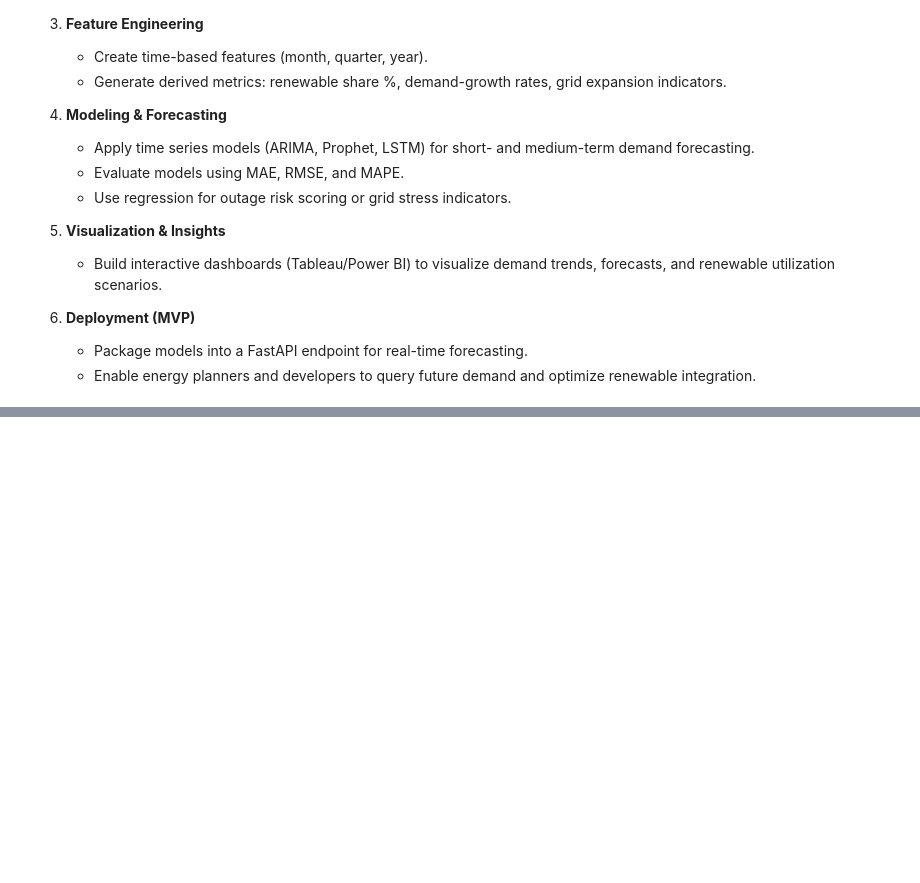
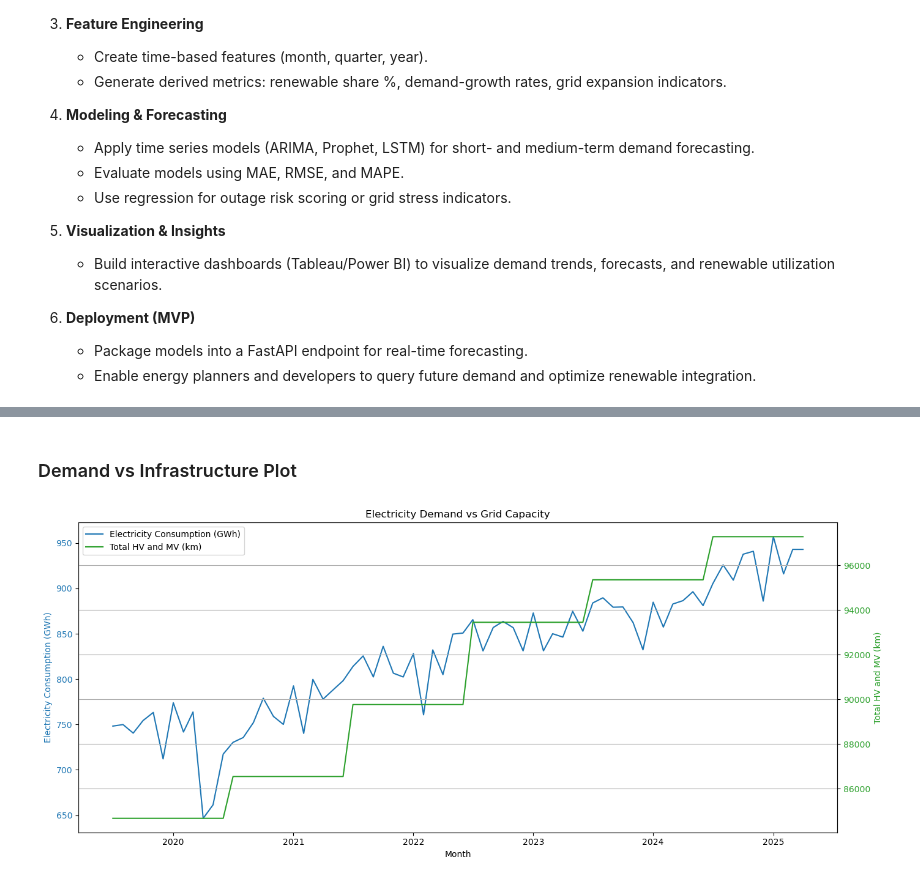
Before and after one commit to CarolN90/Renewable-Energy-Forecasting, a Jupyter notebook: Capstone_phase5.ipynb, the cells around one changed output, grey strips where cells are left out. Saved outputs shown, nothing was run; the diff lists cells and outputs as text; code cells hidden in the pictures; blank space fills up the shorter version.

```diff
--- a/Capstone_phase5.ipynb
+++ b/Capstone_phase5.ipynb
@@ -100,0 +667,32 @@ We utilize five core EPRA datasets that provide a multi-dimensional view of Keny
+# %% [markdown]
+### Demand vs Infrastructure Plot
+# %%
+fig, ax1 = plt.subplots(figsize=(14, 6))
+
+# Plot for ax1
+color = 'tab:blue'
+ax1.set_xlabel('Month')
+ax1.set_ylabel('Electricity Consumption (GWh)', color=color)
+line1, = ax1.plot(merged_df['Month'], merged_df['electricity_consumption_GWh'],
+                  color=color, label='Electricity Consumption (GWh)')
+ax1.tick_params(axis='y', labelcolor=color)
+
+# Plot for ax2
+ax2 = ax1.twinx()
+color = 'tab:green'
+ax2.set_ylabel('Total HV and MV (km)', color=color)
+line2, = ax2.plot(merged_df['Month'], merged_df['Total HV and MV'],
+                  color=color, label='Total HV and MV (km)')
+ax2.tick_params(axis='y', labelcolor=color)
+
+# Combine legends
+lines = [line1, line2]
+labels = [line.get_label() for line in lines]
+ax1.legend(lines, labels, loc='upper left')
+
+plt.title('Electricity Demand vs Grid Capacity')
+fig.tight_layout()
+plt.grid(True)
+plt.show()
+# %% [output]
+[figure, added]
```
Also changed, not shown: parts of 43 cells of this notebook, 8 other files.
